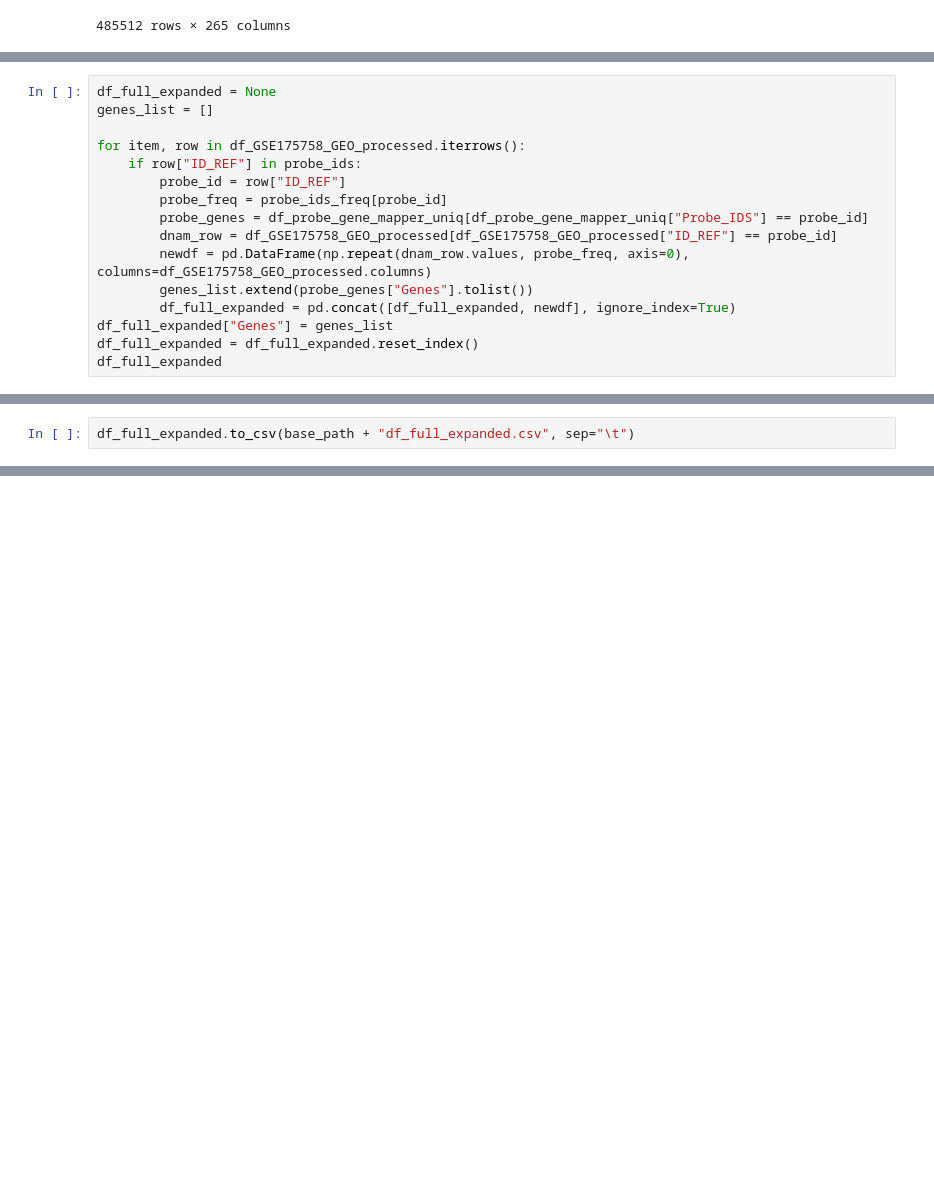
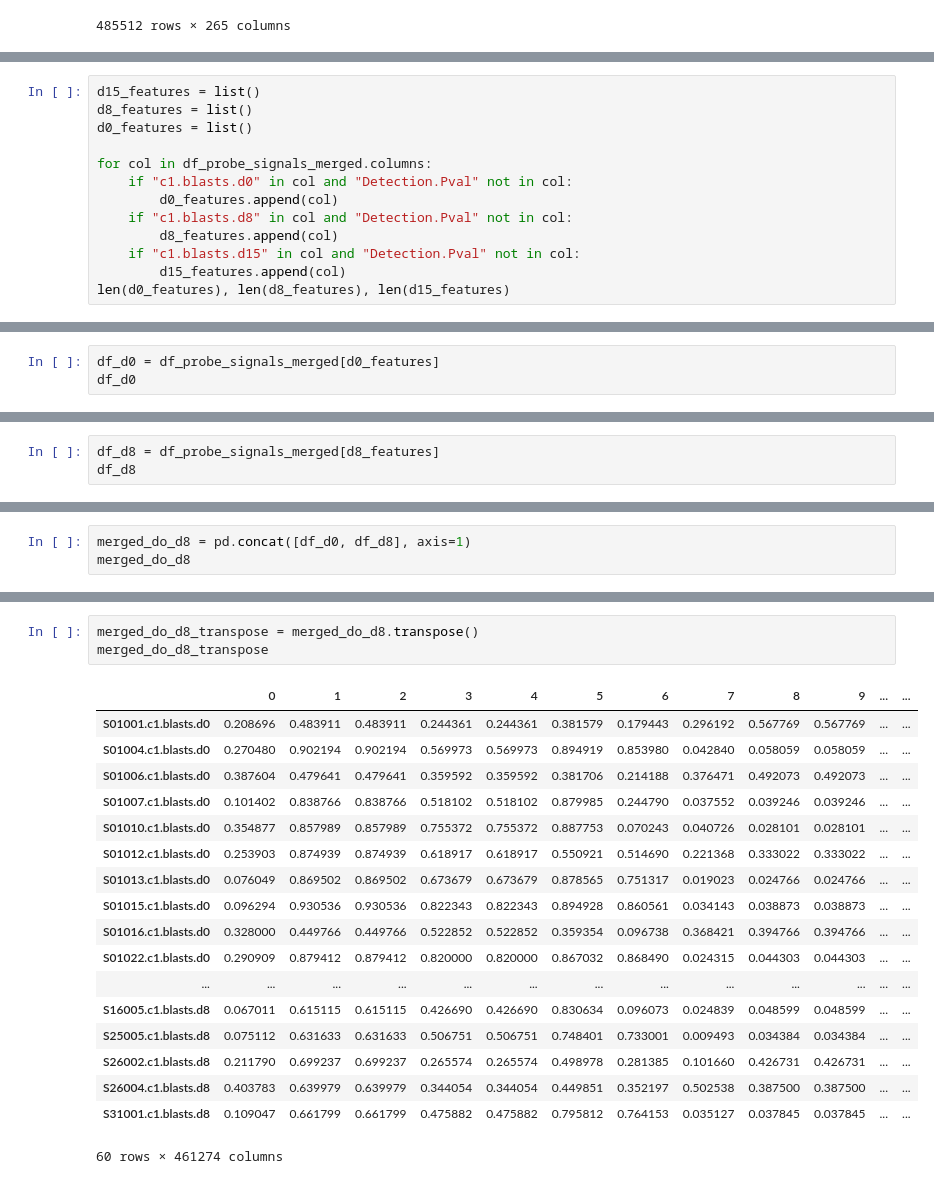
Before and after one commit to anuprulez/nanosampler, a Jupyter notebook: AML/preprocess_HumanMethylation450_dataset.ipynb, the cells around one changed output, grey strips where cells are left out. Saved outputs shown, nothing was run; the diff lists cells and outputs as text; blank space fills up the shorter version.

```diff
--- a/AML/preprocess_HumanMethylation450_dataset.ipynb
+++ b/AML/preprocess_HumanMethylation450_dataset.ipynb
@@ -91,0 +151,13 @@ probe_ids_freq = collections.Counter(probe_ids)
+# %%
+d15_features = list()
+d8_features = list()
+d0_features = list()
+
+for col in df_probe_signals_merged.columns:
+    if "c1.blasts.d0" in col and "Detection.Pval" not in col:
+        d0_features.append(col)
+    if "c1.blasts.d8" in col and "Detection.Pval" not in col:
+        d8_features.append(col)
+    if "c1.blasts.d15" in col and "Detection.Pval" not in col:
+        d15_features.append(col)
+len(d0_features), len(d8_features), len(d15_features)
@@ -92,16 +166,3 @@ probe_ids_freq = collections.Counter(probe_ids)
 # %%
-df_full_expanded = None
-genes_list = []
-
-for item, row in df_GSE175758_GEO_processed.iterrows():
-    if row["ID_REF"] in probe_ids:
-        probe_id = row["ID_REF"]
-        probe_freq = probe_ids_freq[probe_id]
-        probe_genes = df_probe_gene_mapper_uniq[df_probe_gene_mapper_uniq["Probe_IDS"] == probe_id]
-        dnam_row = df_GSE175758_GEO_processed[df_GSE175758_GEO_processed["ID_REF"] == probe_id]
-        newdf = pd.DataFrame(np.repeat(dnam_row.values, probe_freq, axis=0), columns=df_GSE175758_GEO_processed.columns)
-        genes_list.extend(probe_genes["Genes"].tolist())
-        df_full_expanded = pd.concat([df_full_expanded, newdf], ignore_index=True)
-df_full_expanded["Genes"] = genes_list
-df_full_expanded = df_full_expanded.reset_index()
-df_full_expanded
+df_d0 = df_probe_signals_merged[d0_features]
+df_d0
@@ -108,2 +183,3 @@ df_full_expanded
 # %%
-df_full_expanded.to_csv(base_path + "df_full_expanded.csv", sep="\t")
+df_d8 = df_probe_signals_merged[d8_features]
+df_d8
@@ -109,0 +237,3 @@ df_full_expanded.to_csv(base_path + "df_full_expanded.csv", sep="\t")
+# %%
+merged_do_d8 = pd.concat([df_d0, df_d8], axis=1)
+merged_do_d8
@@ -109,0 +254,22 @@ df_full_expanded.to_csv(base_path + "df_full_expanded.csv", sep="\t")
+# %%
+merged_do_d8_transpose = merged_do_d8.transpose()
+merged_do_d8_transpose
+# %% [output]
+|  | 0 | 1 | 2 | 3 | 4 | 5 | 6 | 7 | 8 | 9 | ... | ... |
+| S01001.c1.blasts.d0 | 0.208696 | 0.483911 | 0.483911 | 0.244361 | 0.244361 | 0.381579 | 0.179443 | 0.296192 | 0.567769 | 0.567769 | ... | ... |
+| S01004.c1.blasts.d0 | 0.270480 | 0.902194 | 0.902194 | 0.569973 | 0.569973 | 0.894919 | 0.853980 | 0.042840 | 0.058059 | 0.058059 | ... | ... |
+| S01006.c1.blasts.d0 | 0.387604 | 0.479641 | 0.479641 | 0.359592 | 0.359592 | 0.381706 | 0.214188 | 0.376471 | 0.492073 | 0.492073 | ... | ... |
+| S01007.c1.blasts.d0 | 0.101402 | 0.838766 | 0.838766 | 0.518102 | 0.518102 | 0.879985 | 0.244790 | 0.037552 | 0.039246 | 0.039246 | ... | ... |
+| S01010.c1.blasts.d0 | 0.354877 | 0.857989 | 0.857989 | 0.755372 | 0.755372 | 0.887753 | 0.070243 | 0.040726 | 0.028101 | 0.028101 | ... | ... |
+| S01012.c1.blasts.d0 | 0.253903 | 0.874939 | 0.874939 | 0.618917 | 0.618917 | 0.550921 | 0.514690 | 0.221368 | 0.333022 | 0.333022 | ... | ... |
+| S01013.c1.blasts.d0 | 0.076049 | 0.869502 | 0.869502 | 0.673679 | 0.673679 | 0.878565 | 0.751317 | 0.019023 | 0.024766 | 0.024766 | ... | ... |
+| S01015.c1.blasts.d0 | 0.096294 | 0.930536 | 0.930536 | 0.822343 | 0.822343 | 0.894928 | 0.860561 | 0.034143 | 0.038873 | 0.038873 | ... | ... |
+| S01016.c1.blasts.d0 | 0.328000 | 0.449766 | 0.449766 | 0.522852 | 0.522852 | 0.359354 | 0.096738 | 0.368421 | 0.394766 | 0.394766 | ... | ... |
+| S01022.c1.blasts.d0 | 0.290909 | 0.879412 | 0.879412 | 0.820000 | 0.820000 | 0.867032 | 0.868490 | 0.024315 | 0.044303 | 0.044303 | ... | ... |
+| ... | ... | ... | ... | ... | ... | ... | ... | ... | ... | ... | ... | ... |
+| S16005.c1.blasts.d8 | 0.067011 | 0.615115 | 0.615115 | 0.426690 | 0.426690 | 0.830634 | 0.096073 | 0.024839 | 0.048599 | 0.048599 | ... | ... |
+| S25005.c1.blasts.d8 | 0.075112 | 0.631633 | 0.631633 | 0.506751 | 0.506751 | 0.748401 | 0.733001 | 0.009493 | 0.034384 | 0.034384 | ... | ... |
+| S26002.c1.blasts.d8 | 0.211790 | 0.699237 | 0.699237 | 0.265574 | 0.265574 | 0.498978 | 0.281385 | 0.101660 | 0.426731 | 0.426731 | ... | ... |
+| S26004.c1.blasts.d8 | 0.403783 | 0.639979 | 0.639979 | 0.344054 | 0.344054 | 0.449851 | 0.352197 | 0.502538 | 0.387500 | 0.387500 | ... | ... |
+| S31001.c1.blasts.d8 | 0.109047 | 0.661799 | 0.661799 | 0.475882 | 0.475882 | 0.795812 | 0.764153 | 0.035127 | 0.037845 | 0.037845 | ... | ... |
+60 rows × 461274 columns
```
Also changed, not shown: parts of 23 cells of this notebook, 2 other files.
